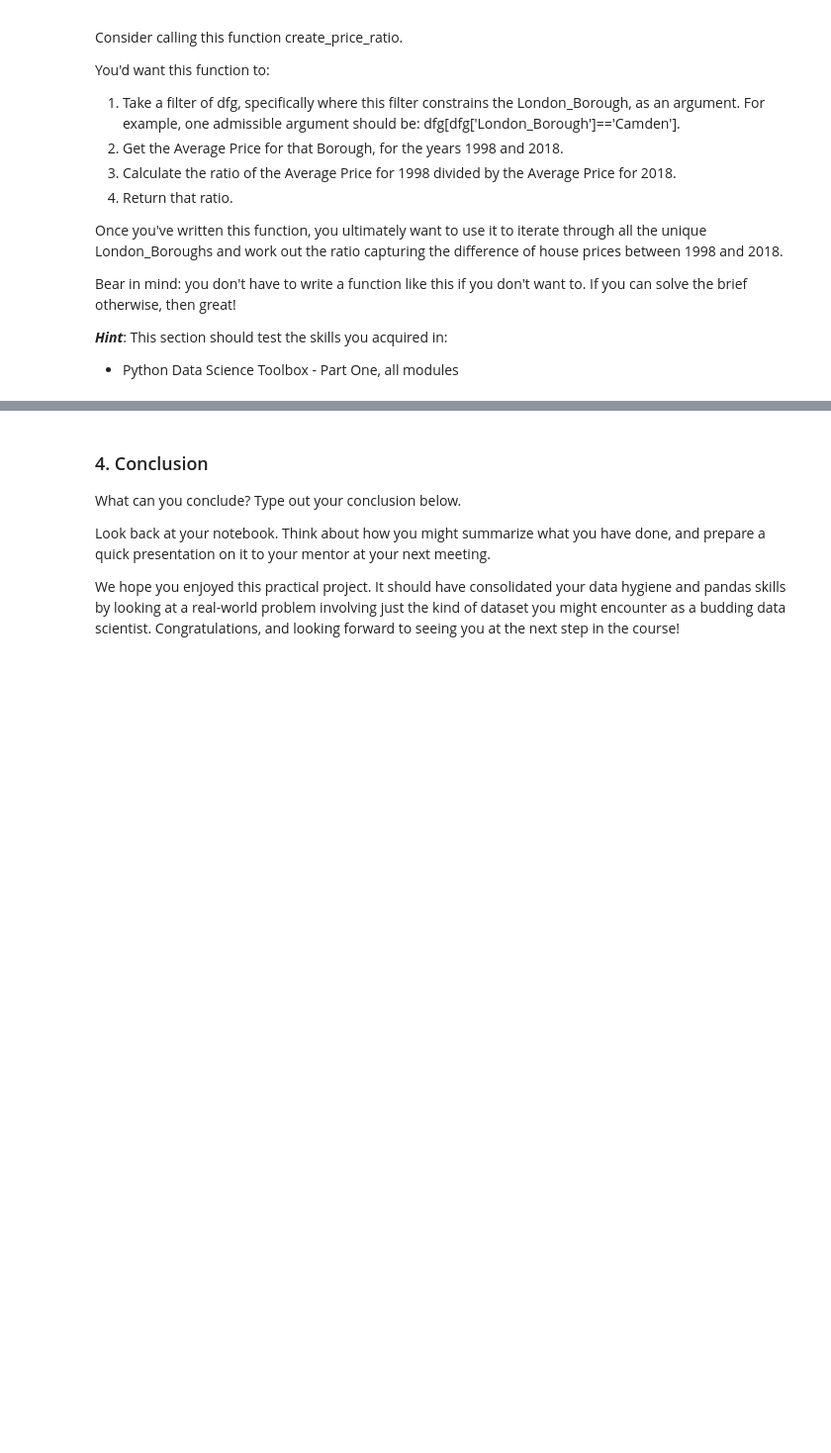
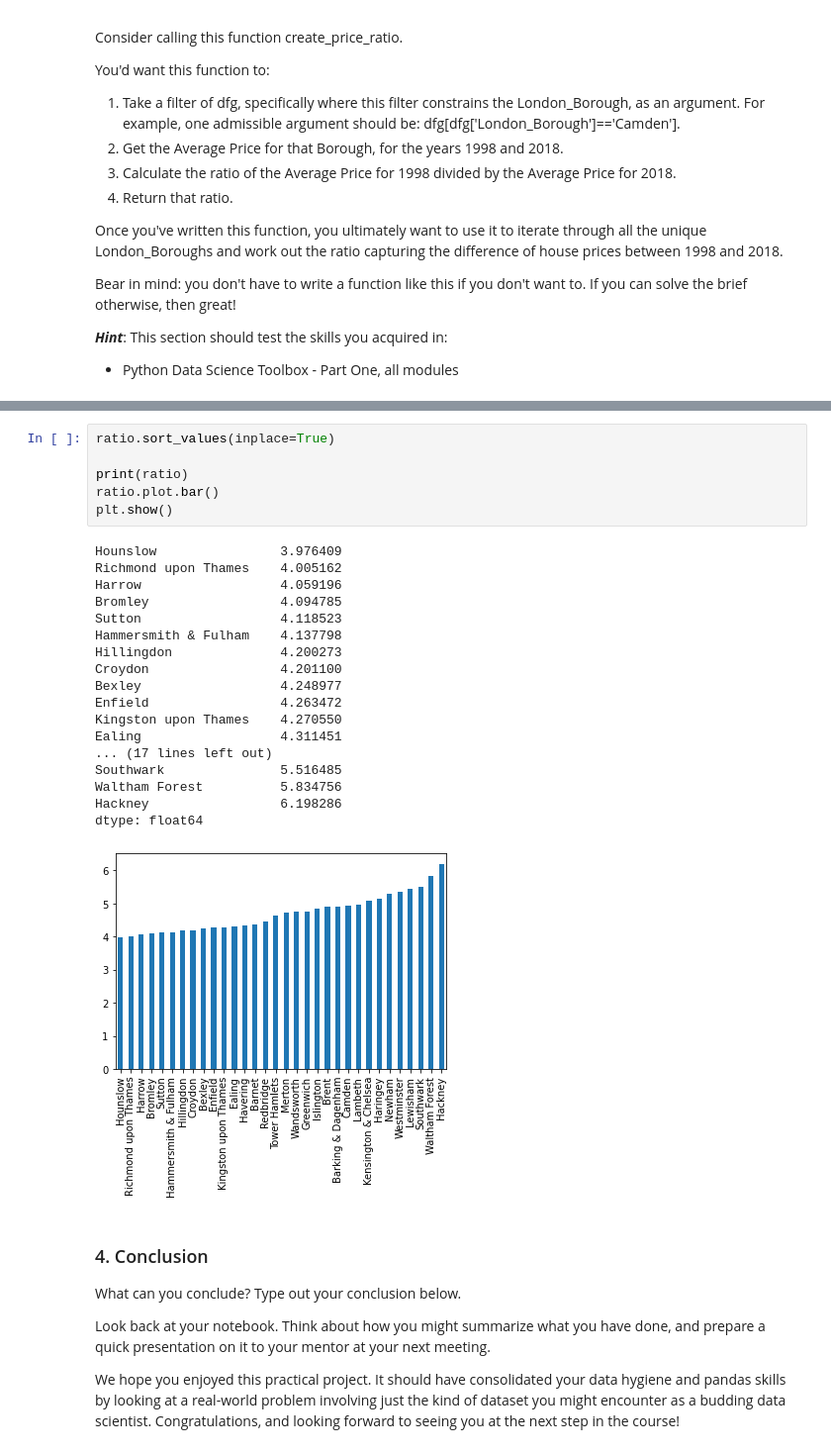
Before and after one commit to freeleons/Springboard-DataScienceCareerTrack, a Jupyter notebook: London Housing/Unit_4_Challenge_Tier_3_Completed_by_Jameson.ipynb, the cells around one changed output, grey strips where cells are left out. Shown: that part at 99% size. Saved outputs shown, nothing was run; the diff lists cells and outputs as text; blank space fills up the shorter version.

```diff
--- a/London Housing/Unit_4_Challenge_Tier_3_Completed_by_Jameson.ipynb
+++ b/London Housing/Unit_4_Challenge_Tier_3_Completed_by_Jameson.ipynb
@@ -301,4 +324,29 @@ Name: 2018-12-31 00:00:00, dtype: float64
 [figure]
+# %%
+ratio.sort_values(inplace=True)
+
+print(ratio)
+ratio.plot.bar()
+plt.show()
+# %% [output]
+Hounslow                3.976409
+Richmond upon Thames    4.005162
+Harrow                  4.059196
+Bromley                 4.094785
+Sutton                  4.118523
+Hammersmith & Fulham    4.137798
+Hillingdon              4.200273
+Croydon                 4.201100
+Bexley                  4.248977
+Enfield                 4.263472
+Kingston upon Thames    4.270550
+Ealing                  4.311451
+... (17 lines left out)
+Southwark               5.516485
+Waltham Forest          5.834756
+Hackney                 6.198286
+dtype: float64
+[figure, added]
 # %% [markdown]
 ### 4. Conclusion
 What can you conclude? Type out your conclusion below.
```
Also changed, not shown: parts of 2 cells of this notebook.
